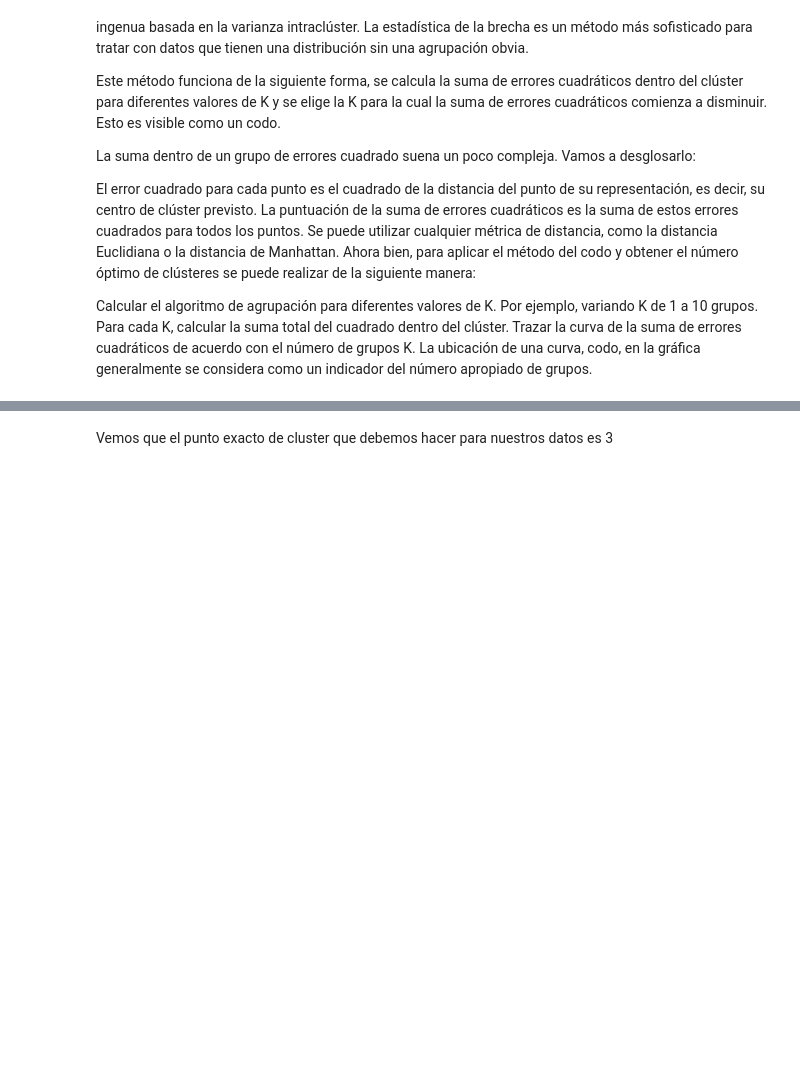
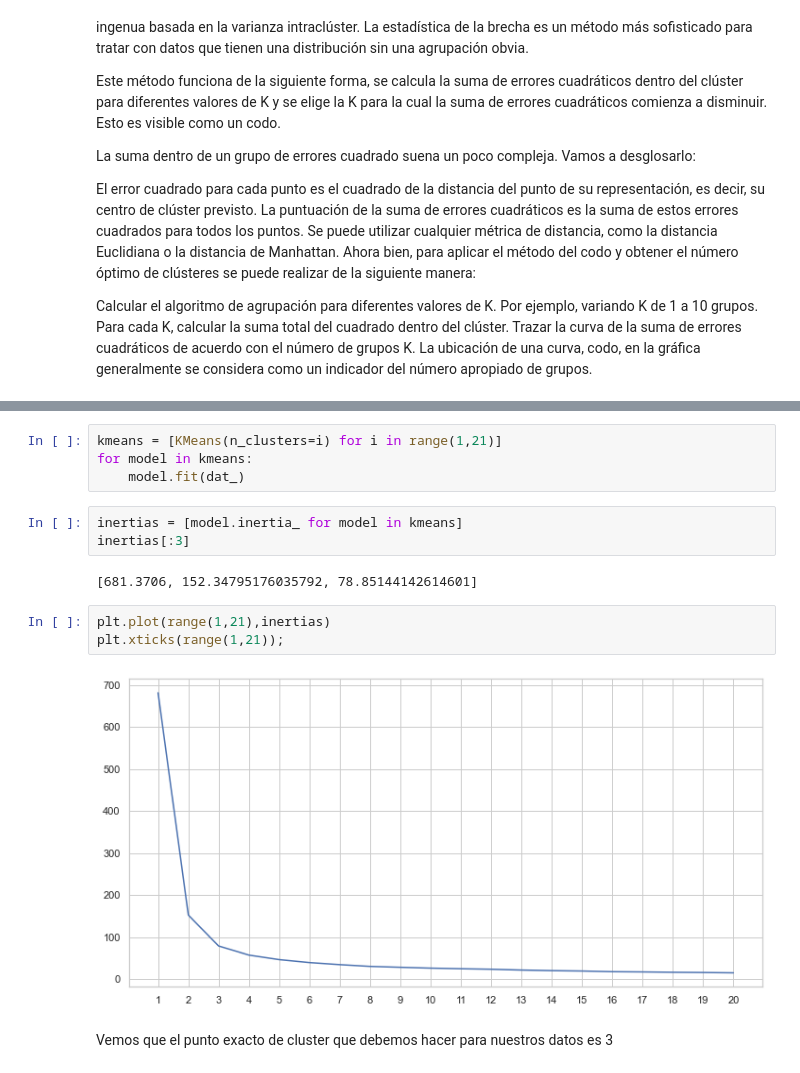
Before and after one commit to Ironhack-Data-Madrid-Octubre-2021/apuntes_clase, a Jupyter notebook: semana_08/02 - Intro_unsupervised.ipynb, the cells around one changed output, grey strips where cells are left out. Drawn from its saved outputs; the diff is of its cells as text; blank space fills up the shorter version.

```diff
--- a/semana_08/02 - Intro_unsupervised.ipynb
+++ b/semana_08/02 - Intro_unsupervised.ipynb
@@ -270,2 +296,16 @@ Método de error de inercia (Inertia error method): Cuanto más variedad haya en
+# %%
+kmeans = [KMeans(n_clusters=i) for i in range(1,21)]
+for model in kmeans:
+    model.fit(dat_)
+# %%
+inertias = [model.inertia_ for model in kmeans]
+inertias[:3]
+# %% [output]
+[681.3706, 152.34795176035792, 78.85144142614601]
+# %%
+plt.plot(range(1,21),inertias)
+plt.xticks(range(1,21));
+# %% [output]
+[figure, added]
 # %% [markdown]
 Vemos que el punto exacto de cluster que debemos hacer para nuestros datos es 3
```
Also changed, not shown: parts of 38 cells of this notebook.
